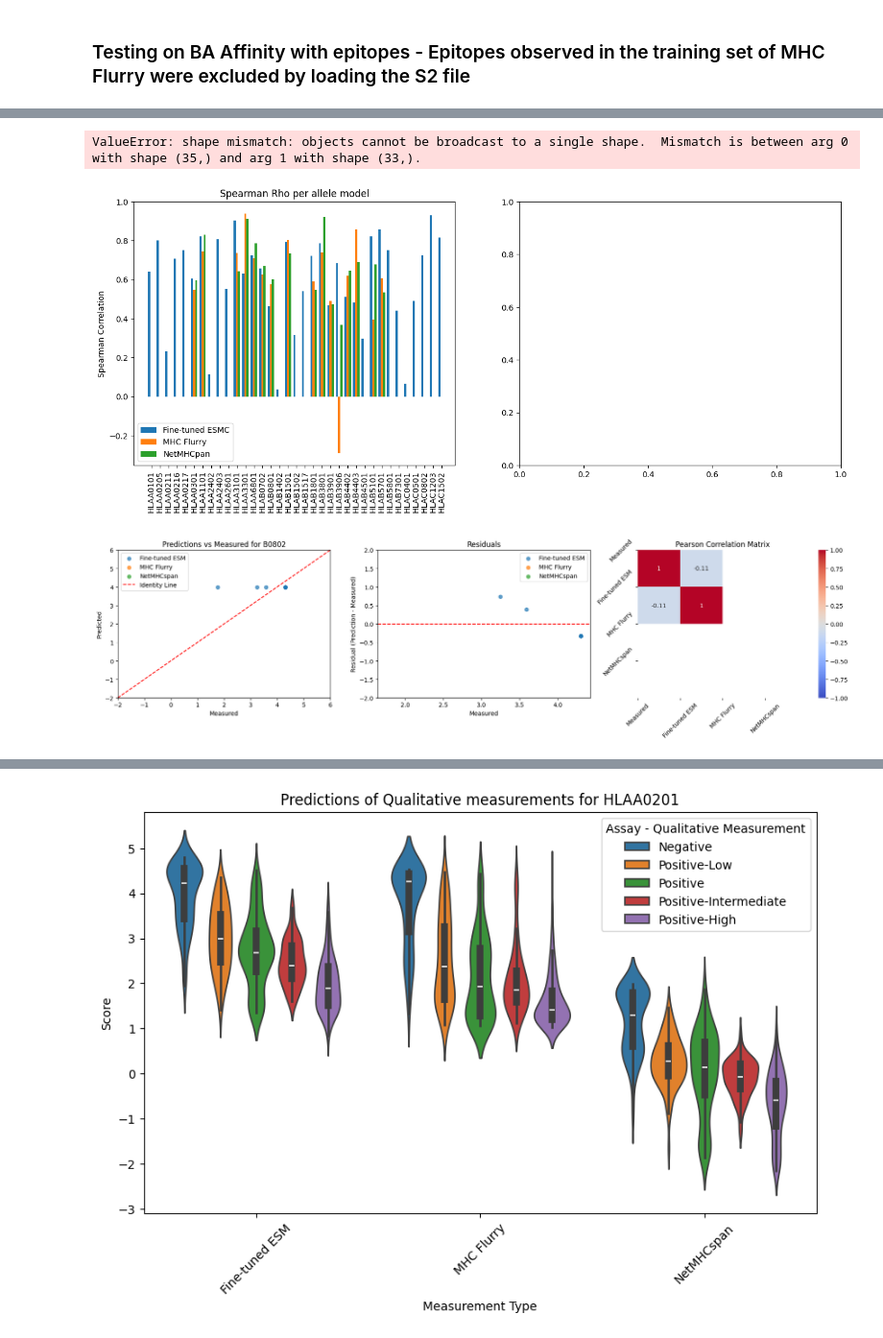
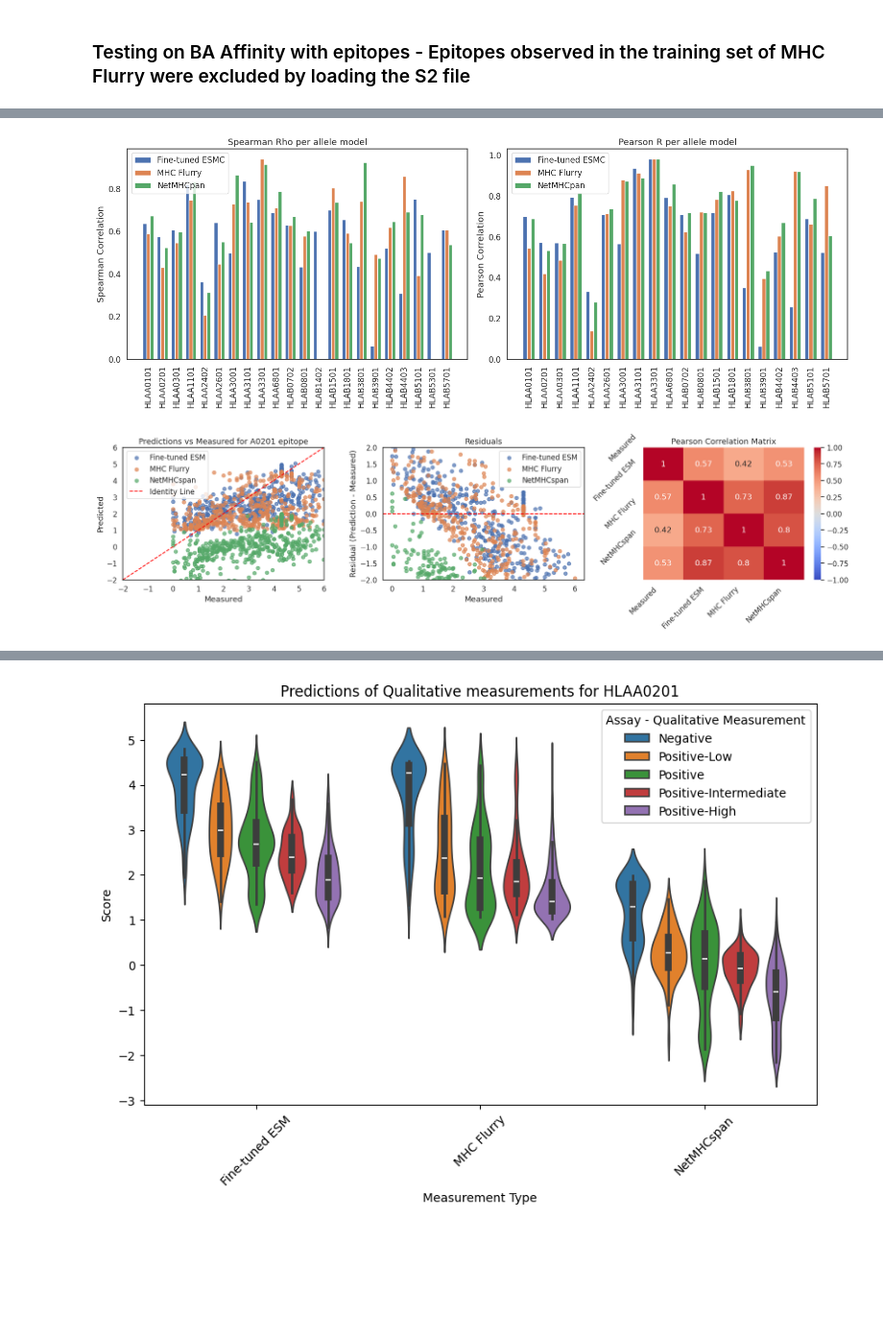
Before and after one commit to sermare/ESMCBA, a Jupyter notebook: jupyter_notebooks/binding_affinity/Evaluations_BA.ipynb, the cells around one changed output, grey strips where cells are left out. Shown: that part at 96% size. Drawn from its saved outputs; the diff is of its cells as text; code cells hidden in the pictures; blank space fills up the shorter version.

```diff
--- a/jupyter_notebooks/binding_affinity/Evaluations_BA.ipynb
+++ b/jupyter_notebooks/binding_affinity/Evaluations_BA.ipynb
@@ -26,14 +26,14 @@ evaluations_dt = evaluations_dt.reset_index(drop=True)
 # %%
-evaluations_dt['mse'] = evaluations_dt['mse'].astype(float)
-evaluations_dt['pearsonr'] = evaluations_dt['pearsonr'].astype(float)
+evaluations_dt2['mse'] = evaluations_dt2['mse'].astype(float)
+evaluations_dt2['pearsonr'] = evaluations_dt2['pearsonr'].astype(float)
 # %%
-evaluations_dt =  evaluations_dt.sort_values(by='spearman', ascending = False)
-evaluations_dt['Model'] = evaluations_dt['HLA'] + ' ' + evaluations_dt['encoding']
+evaluations_dt2 =  evaluations_dt2.sort_values(by='spearman', ascending = False)
+evaluations_dt2['Model'] = evaluations_dt2['HLA'] + ' ' + evaluations_dt2['encoding']
 
-evaluations_dt_sorted = evaluations_dt.drop_duplicates('Model')
-# evaluations_dt #.sort_values(by='spearman', ascending = False)
+evaluations_dt_sorted = evaluations_dt2.drop_duplicates('Model')
+# evaluations_dt2 #.sort_values(by='spearman', ascending = False)
 # %%
-evaluations_dt_subset = evaluations_dt
+evaluations_dt_subset = evaluations_dt2
 evaluations_dt_subset['rank_mse'] = evaluations_dt_subset.groupby('Model')['mse'].rank(ascending=True)
 evaluations_dt_subset['rank_corr'] = evaluations_dt_subset.groupby('Model')['spearman'].rank(ascending=False)
 
@@ -42,7 +42,7 @@ evaluations_dt_subset['rank_sum'] = evaluations_dt_subset['rank_mse'] + evaluati
 
 # 3. Sort by rank_sum and pick the best model for each Model.
 ranked_per_Model = (
-    evaluations_dt_subset
+    evaluations_dt2
     .sort_values('rank_sum', ascending=True)
     .drop_duplicates(subset='Model', keep='first')
 )
@@ -415,7 +469,7 @@ merged_dfs_by_HLA = {}
 merged_dfs_training = {}
 
 # Loop through unique HLAs
-test_datasets_df['allele'] = test_datasets_df['allele'].str.split(' ', expand =True)[0]
+test_datasets_df['allele'] = test_datasets_df['HLA'].str.split(' ', expand =True)[0]
 
 for HLA in test_datasets_df['allele'].unique():
     try:
@@ -625,48 +656,51 @@ plot_ppv_side_by_side(combined_df)
 # %%
 # Pivot tables for correlations (no std anymore)
-pivot_spearman = combined_df.pivot(index='HLA', columns='model', values='spearman')
+pivot_spearman = combined_df.pivot(index='allele', columns='model', values='spearman')
 pivot_spearman = pivot_spearman[pivot_spearman['Fine-tuned ESMC'] > 0 ]
-pivot_pearson  = combined_df.pivot(index='HLA', columns='model', values='pearson')
+pivot_pearson  = combined_df.pivot(index='allele', columns='model', values='pearson')
 pivot_pearson = pivot_pearson[pivot_pearson['Fine-tuned ESMC'] > 0 ]
+
+pivot_pearson = pivot_pearson[pivot_pearson['NetMHCpan'].notna()]
 
 # X-axis positions
 x = np.arange(len(pivot_spearman.index))
 width = 0.25  # Width of each bar
 
 fig, axes = plt.subplots(1, 2, figsize=(16, 6))
 
 # Plot Spearman correlations
 axes[0].bar(x - width, pivot_spearman['Fine-tuned ESMC'], width, label='Fine-tuned ESMC')
 axes[0].bar(x,         pivot_spearman['MHC Flurry'],      width, label='MHC Flurry')
 axes[0].bar(x + width, pivot_spearman['NetMHCpan'],       width, label='NetMHCpan')
 
 axes[0].set_xticks(x)
 axes[0].set_xticklabels(pivot_spearman.index, rotation=90)
 axes[0].set_ylabel('Spearman Correlation')
-axes[0].set_title('Spearman Rho per HLA model')
+axes[0].set_title('Spearman Rho per allele model')
 axes[0].legend()
 
+
+x = np.arange(len(pivot_pearson.index))
 # Plot Pearson correlations
 axes[1].bar(x - width, pivot_pearson['Fine-tuned ESMC'], width, label='Fine-tuned ESMC')
 axes[1].bar(x,         pivot_pearson['MHC Flurry'],      width, label='MHC Flurry')
 axes[1].bar(x + width, pivot_pearson['NetMHCpan'],       width, label='NetMHCpan')
 
 axes[1].set_xticks(x)
 axes[1].set_xticklabels(pivot_pearson.index, rotation=90)
 axes[1].set_ylabel('Pearson Correlation')
-axes[1].set_title('Pearson R per HLA model')
+axes[1].set_title('Pearson R per allele model')
 axes[1].legend()
 
 plt.tight_layout()
 plt.show()
 # %% [output]
-ValueError: shape mismatch: objects cannot be broadcast to a single shape.  Mismatch is between arg 0 with shape (35,) and arg 1 with shape (33,).
-[figure, old version]
+[figure, new version]
 # %%
 model_predictions = pd.concat(merged_dfs_by_HLA.values(), ignore_index=True)
 # %%
-allele = 'B0802' #HLAA1101
-df_filtered = model_predictions[model_predictions['allele'] == allele]
+allele = 'A0201 epitope' #HLAA1101
+df_filtered = model_predictions[model_predictions['HLA'] == allele]
 df_filtered = df_filtered[['measured', 'prediction', 'mhc_log','netmhc_log']]
 df_filtered.columns = ['Measured', 'Fine-tuned ESM', 'MHC Flurry', 'NetMHCspan']
 
@@ -719,4 +753,4 @@ axs[2].set_title('Pearson Correlation Matrix')
 plt.tight_layout()
 plt.show()
 # %% [output]
-[figure, old version]
+[figure, new version]
```
Also changed, not shown: parts of 26 cells of this notebook, 12 other files.
